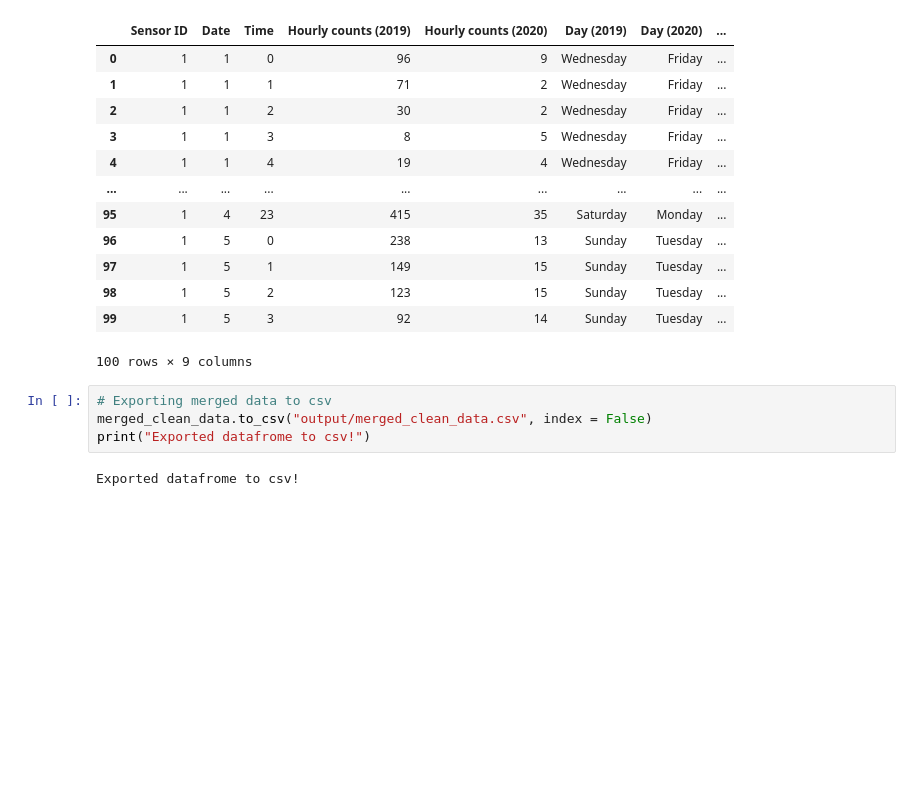
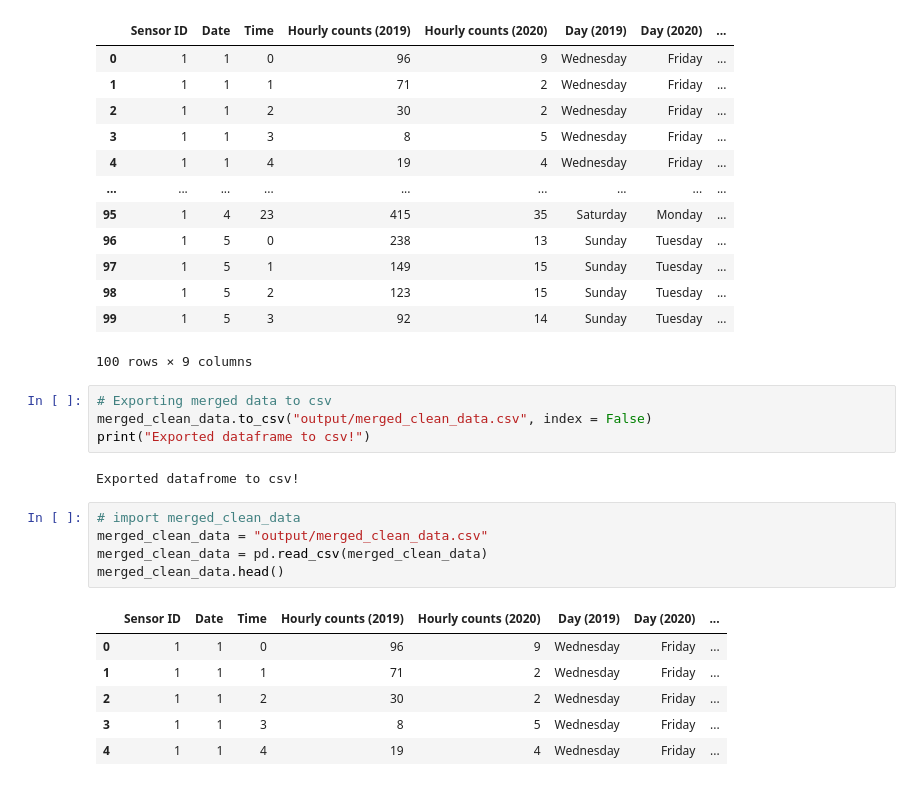
Before and after one commit to katshamai/Purple-Cats, a Jupyter notebook: Project_Ruo.ipynb, the cells around one changed output. Drawn from its saved outputs; the diff is of its cells as text; blank space fills up the shorter version.

```diff
--- a/Project_Ruo.ipynb
+++ b/Project_Ruo.ipynb
@@ -368,6 +368,18 @@ merged_clean_data.head(100)
 # %%
 # Exporting merged data to csv
 merged_clean_data.to_csv("output/merged_clean_data.csv", index = False)
-print("Exported datafrome to csv!")
+print("Exported dataframe to csv!")
 # %% [output]
 Exported datafrome to csv!
+# %%
+# import merged_clean_data
+merged_clean_data = "output/merged_clean_data.csv"
+merged_clean_data = pd.read_csv(merged_clean_data)
+merged_clean_data.head()
+# %% [output]
+|  | Sensor ID | Date | Time | Hourly counts (2019) | Hourly counts (2020) | Day (2019) | Day (2020) | ... |
+| 0 | 1 | 1 | 0 | 96 | 9 | Wednesday | Friday | ... |
+| 1 | 1 | 1 | 1 | 71 | 2 | Wednesday | Friday | ... |
+| 2 | 1 | 1 | 2 | 30 | 2 | Wednesday | Friday | ... |
+| 3 | 1 | 1 | 3 | 8 | 5 | Wednesday | Friday | ... |
+| 4 | 1 | 1 | 4 | 19 | 4 | Wednesday | Friday | ... |
```
Also changed, not shown: parts of 2 cells of this notebook, 1 other file.
